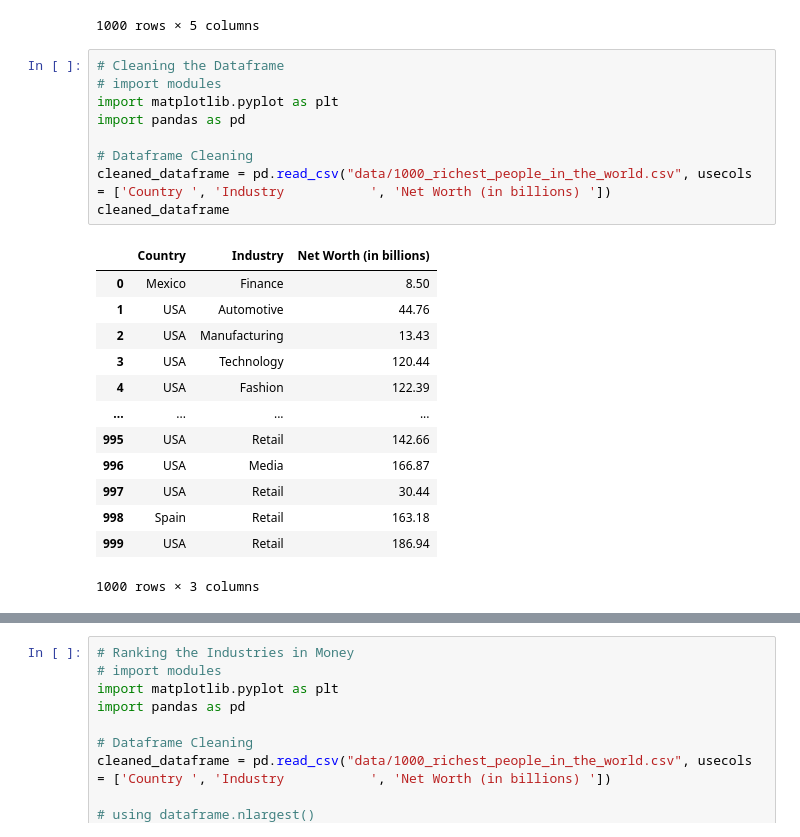
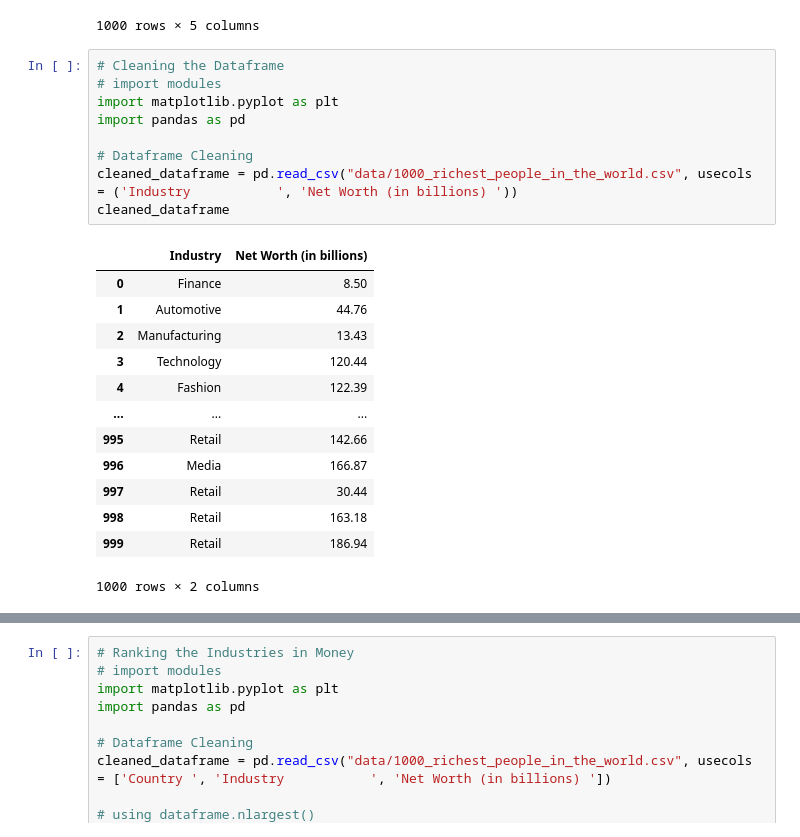
Before and after one commit to YLG369/1000_richest_people, a Jupyter notebook: A2_documentation.ipynb, the cells around one changed output, grey strips where cells are left out. Cells and saved outputs as stored; diff of their text form.

```diff
--- a/A2_documentation.ipynb
+++ b/A2_documentation.ipynb
@@ -96,26 +95,26 @@ dataframe
 # %%
 # Cleaning the Dataframe
 # import modules
 import matplotlib.pyplot as plt
 import pandas as pd
 
 # Dataframe Cleaning
-cleaned_dataframe = pd.read_csv("data/1000_richest_people_in_the_world.csv", usecols = ['Country ', 'Industry           ', 'Net Worth (in billions) '])
+cleaned_dataframe = pd.read_csv("data/1000_richest_people_in_the_world.csv", usecols = ('Industry           ', 'Net Worth (in billions) '))
 cleaned_dataframe
 # %% [output]
-|  | Country | Industry | Net Worth (in billions) |
-| 0 | Mexico | Finance | 8.50 |
-| 1 | USA | Automotive | 44.76 |
-| 2 | USA | Manufacturing | 13.43 |
-| 3 | USA | Technology | 120.44 |
-| 4 | USA | Fashion | 122.39 |
-| ... | ... | ... | ... |
-| 995 | USA | Retail | 142.66 |
-| 996 | USA | Media | 166.87 |
-| 997 | USA | Retail | 30.44 |
-| 998 | Spain | Retail | 163.18 |
-| 999 | USA | Retail | 186.94 |
+|  | Industry | Net Worth (in billions) |
+| 0 | Finance | 8.50 |
+| 1 | Automotive | 44.76 |
+| 2 | Manufacturing | 13.43 |
+| 3 | Technology | 120.44 |
+| 4 | Fashion | 122.39 |
+| ... | ... | ... |
+| 995 | Retail | 142.66 |
+| 996 | Media | 166.87 |
+| 997 | Retail | 30.44 |
+| 998 | Retail | 163.18 |
+| 999 | Retail | 186.94 |
-1000 rows × 3 columns
+1000 rows × 2 columns
 # %%
 # Ranking the Industries in Frequency
 # import modules
```
Also changed, not shown: parts of 7 cells of this notebook.
